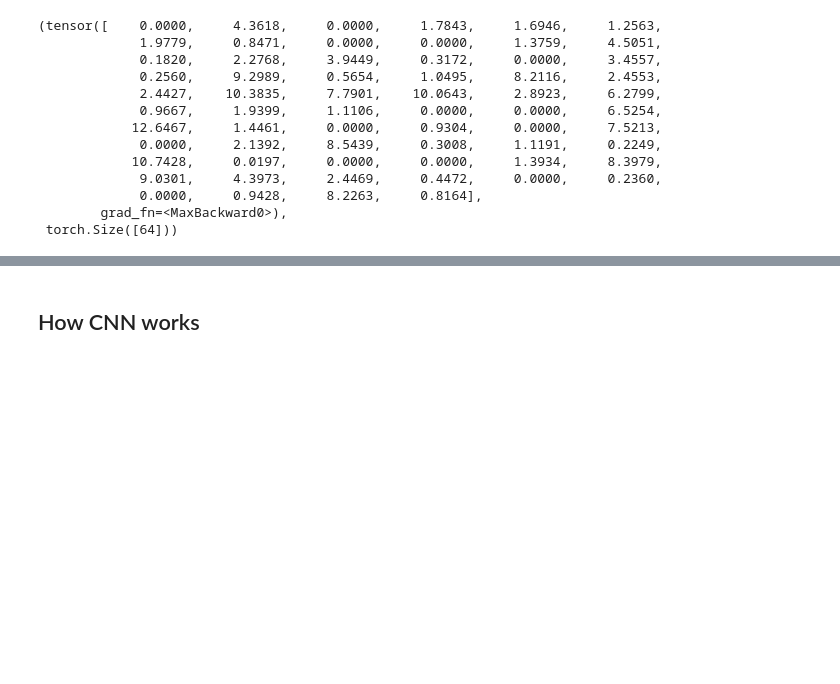
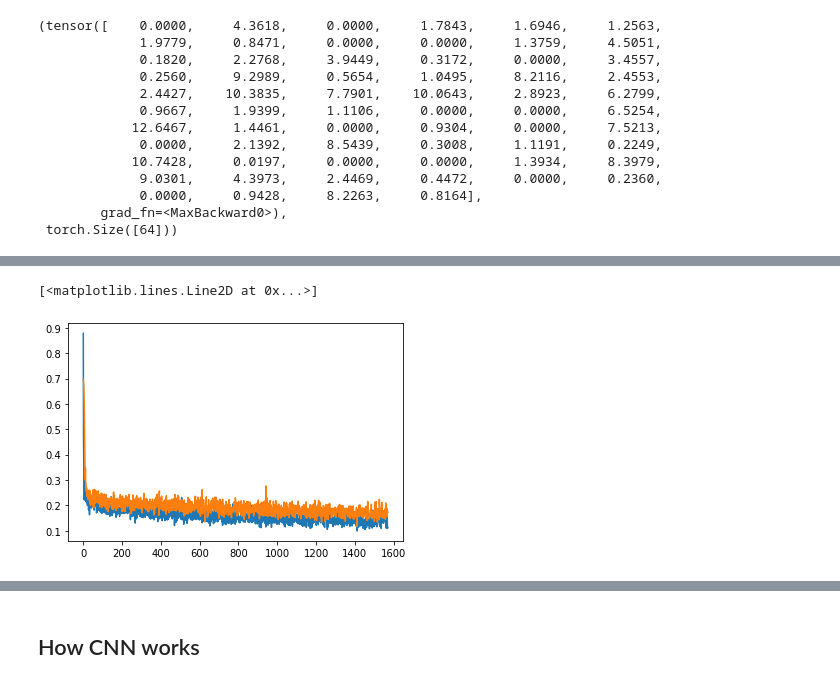
Before and after one commit to jdasam/ant5015-2022Spring, a Jupyter notebook: 6th_week_livecoding.ipynb, the cells around one changed output, grey strips where cells are left out. Saved outputs shown, nothing was run; the diff lists cells and outputs as text; code cells hidden in the pictures; blank space fills up the shorter version.

```diff
--- a/6th_week_livecoding.ipynb
+++ b/6th_week_livecoding.ipynb
@@ -227,0 +235,9 @@ tensor([-0.3051, -2.8393, -0.2600, -1.5165, -4.5268, -2.7030,  0.5587,  2.5728,
+# %%
+from torch.utils.data import DataLoader
+
+train_loader = DataLoader(trainset, batch_size=32, shuffle=True, num_workers=4)
+valid_loader = DataLoader(validset, batch_size=64, shuffle=False, num_workers=4)
+test_loader = DataLoader(testset, batch_size=64, shuffle=False, num_workers=4)
+
+batch = next(iter(train_loader))
+batch
@@ -227,0 +265,30 @@ tensor([-0.3051, -2.8393, -0.2600, -1.5165, -4.5268, -2.7030,  0.5587,  2.5728,
+# %%
+from tqdm import tqdm
+
+model = AudioModel(16000, 1024, 512, 40, 128, 50)
+optimizer = torch.optim.Adam(model.parameters(), lr=1e-3)
+
+num_epochs = 10
+criterion = torch.nn.BCELoss()
+device = 'cuda'
+
+model.to(device)
+loss_record2 = []
+
+for epoch in tqdm(range(num_epochs)):
+  for batch in train_loader:
+    audio, label = batch
+    pred = model(audio.to(device))
+    loss = criterion(pred, label.float().to(device))
+    loss.backward()
+    optimizer.step()
+
+    optimizer.zero_grad()
+    loss_record2.append(loss.item())
+# %%
+import matplotlib.pyplot as plt
+plt.plot(loss_record)
+plt.plot(loss_record2)
+# %% [output]
+[<matplotlib.lines.Line2D at 0x...>]
+[figure, added]
```
Also changed, not shown: parts of 23 cells of this notebook.
